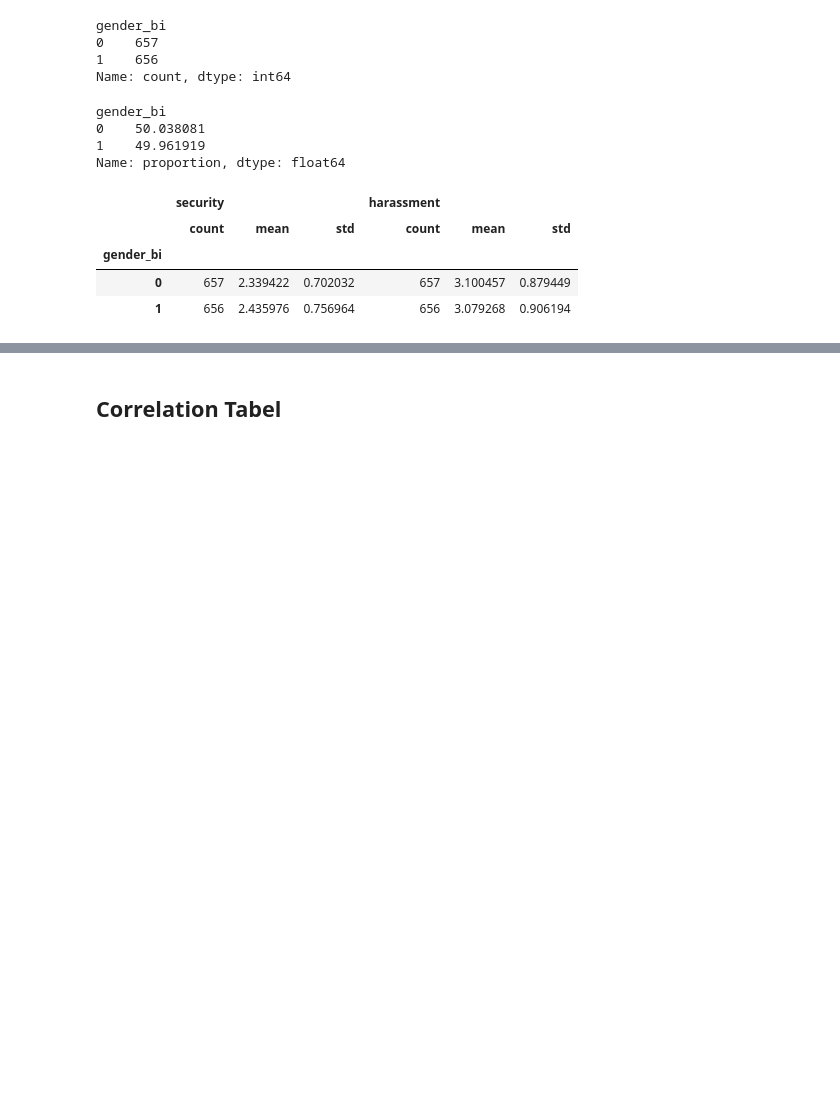
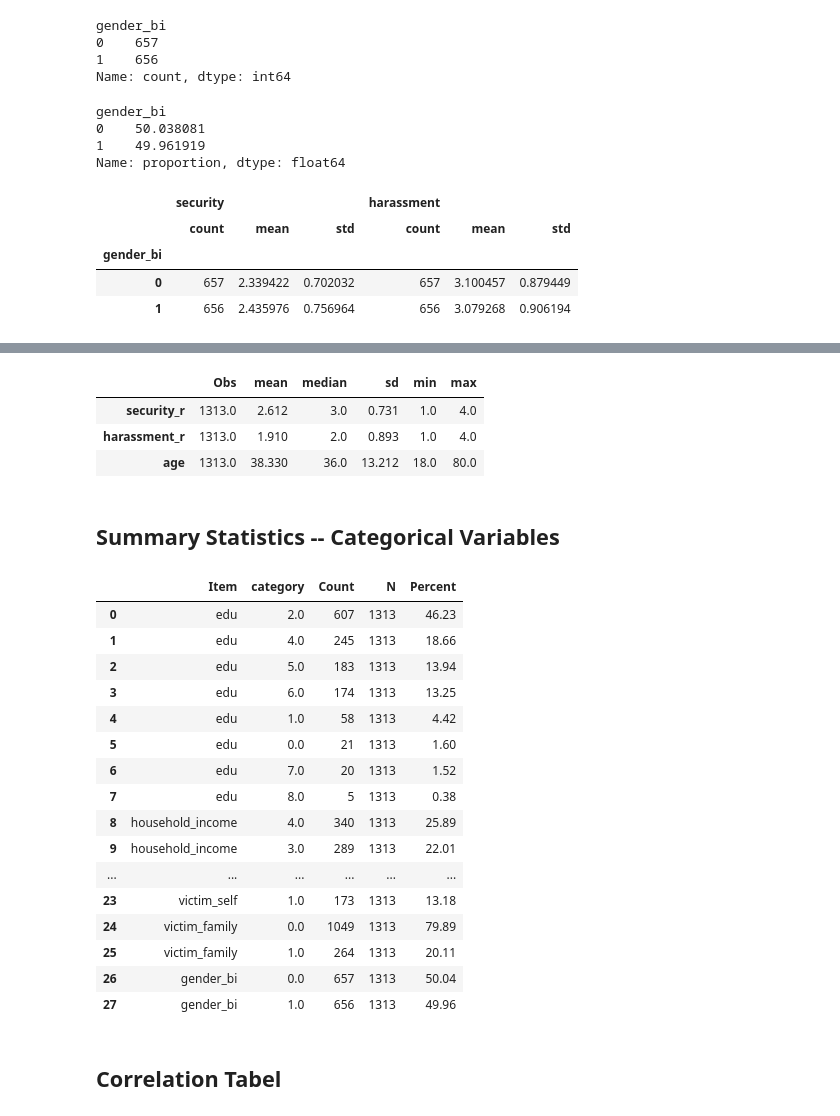
Before and after one commit to Zhao-Yihan123/HS4002_Team-Husky, a Jupyter notebook: code/malaysia_descriptive_corr_sutong.ipynb, the cells around one changed output, grey strips where cells are left out. Drawn from its saved outputs; the diff is of its cells as text; code cells hidden in the pictures; blank space fills up the shorter version.

```diff
--- a/code/malaysia_descriptive_corr_sutong.ipynb
+++ b/code/malaysia_descriptive_corr_sutong.ipynb
@@ -49,10 +49,13 @@ my1 = my1.rename(
     columns={"Q131_cat":"security"}
 )
 
-# Rename Q138_cat as harrassment
+# Rename Q138_cat as harassment
 my1 = my1.rename(
-    columns={"Q138_cat":"harrassment"}
+    columns={"Q138_cat":"harassment"}
 )
+# %%
+my1 = my1.rename(
+    columns= {"Q262":"age"})
 # %%
 main_vars = ["security", "harassment", "gender_bi"]
 
@@ -155,3 +161,72 @@ my1.groupby("gender_bi")[["security", "harassment"]].agg(
+# %%
+numeric_vars = ["security_r", "harassment_r", "age"]
+
+numeric_desc = my1[numeric_vars].agg(
+    ["count", "mean", "median", "std", "min", "max"]
+).T  # Calculate descriptive statistics for numeric variables
+
+numeric_desc = numeric_desc.rename(
+    columns={"count": "Obs", "std": "sd"}
+)  # Rename columns to match the desired format
+
+numeric_desc.round(3)
+# %% [output]
+|  | Obs | mean | median | sd | min | max |
+| security_r | 1313.0 | 2.612 | 3.0 | 0.731 | 1.0 | 4.0 |
+| harassment_r | 1313.0 | 1.910 | 2.0 | 0.893 | 1.0 | 4.0 |
+| age | 1313.0 | 38.330 | 36.0 | 13.212 | 18.0 | 80.0 |
+# %% [markdown]
+## Summary Statistics -- Categorical Variables
+# %%
+categorical_vars = [
+    "edu",
+    "household_income",
+    "em",
+    "marriage",
+    "victim_self",
+    "victim_family",
+    "gender_bi"
+]
+# %%
+tables = []
+
+for var in categorical_vars:
+    temp = (
+        my1[var]
+        .value_counts(dropna=False)
+        .rename_axis("category")
+        .reset_index(name="Count")
+    )
+
+    temp["N"] = temp["Count"].sum()  # Calculate total number of observations
+    temp["Percent"] = temp["Count"] / temp["N"] * 100  # Calculate percentages
+    temp.insert(0, "Item", var)  # Add the variable name
+
+    tables.append(temp)
+
+categorical_desc = pd.concat(tables, ignore_index=True)
+
+categorical_desc["Percent"] = categorical_desc["Percent"].round(2)
+
+categorical_desc
+# %% [output]
+|  | Item | category | Count | N | Percent |
+| 0 | edu | 2.0 | 607 | 1313 | 46.23 |
+| 1 | edu | 4.0 | 245 | 1313 | 18.66 |
+| 2 | edu | 5.0 | 183 | 1313 | 13.94 |
+| 3 | edu | 6.0 | 174 | 1313 | 13.25 |
+| 4 | edu | 1.0 | 58 | 1313 | 4.42 |
+| 5 | edu | 0.0 | 21 | 1313 | 1.60 |
+| 6 | edu | 7.0 | 20 | 1313 | 1.52 |
+| 7 | edu | 8.0 | 5 | 1313 | 0.38 |
+| 8 | household_income | 4.0 | 340 | 1313 | 25.89 |
+| 9 | household_income | 3.0 | 289 | 1313 | 22.01 |
+| ... | ... | ... | ... | ... | ... |
+| 23 | victim_self | 1.0 | 173 | 1313 | 13.18 |
+| 24 | victim_family | 0.0 | 1049 | 1313 | 79.89 |
+| 25 | victim_family | 1.0 | 264 | 1313 | 20.11 |
+| 26 | gender_bi | 0.0 | 657 | 1313 | 50.04 |
+| 27 | gender_bi | 1.0 | 656 | 1313 | 49.96 |
 # %% [markdown]
 ## Correlation Tabel
 # %%
```
Also changed, not shown: parts of 2 cells of this notebook, 2 other files.
